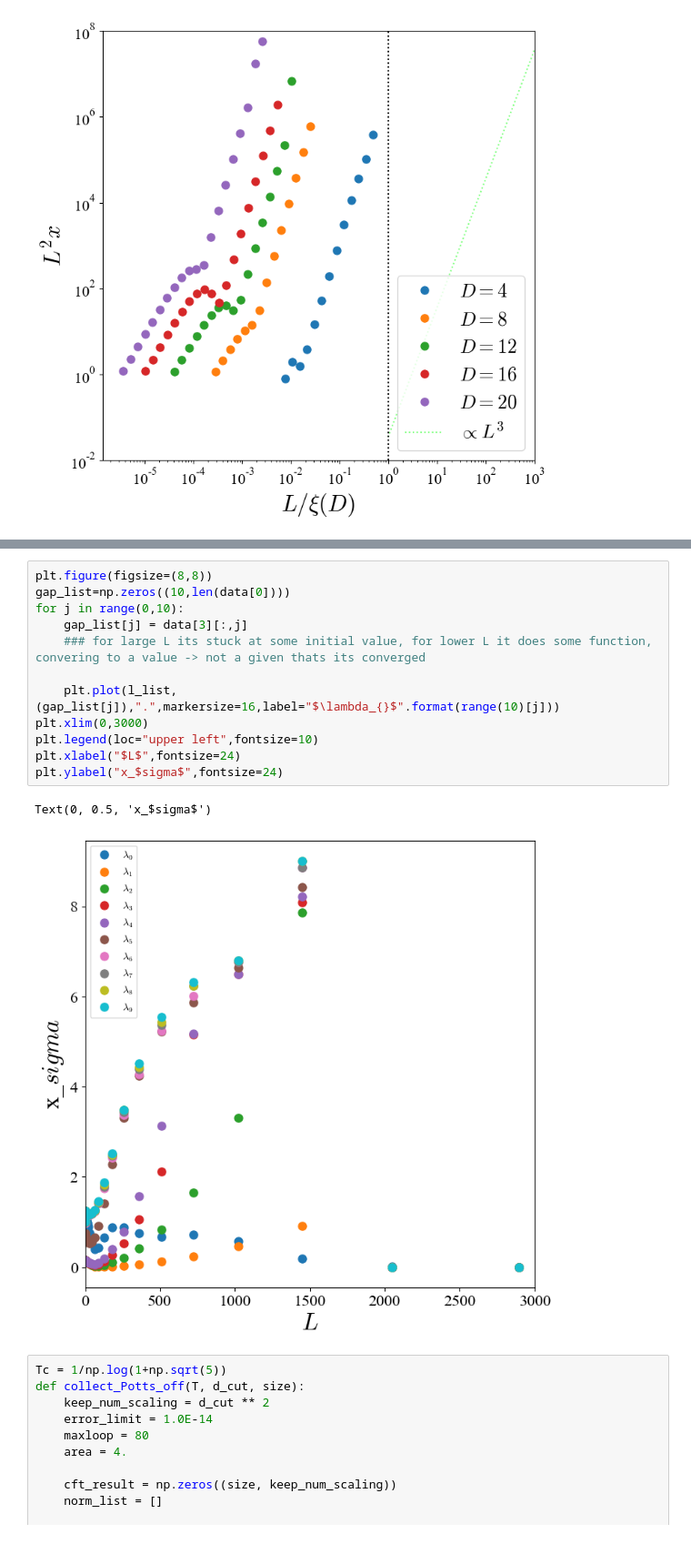
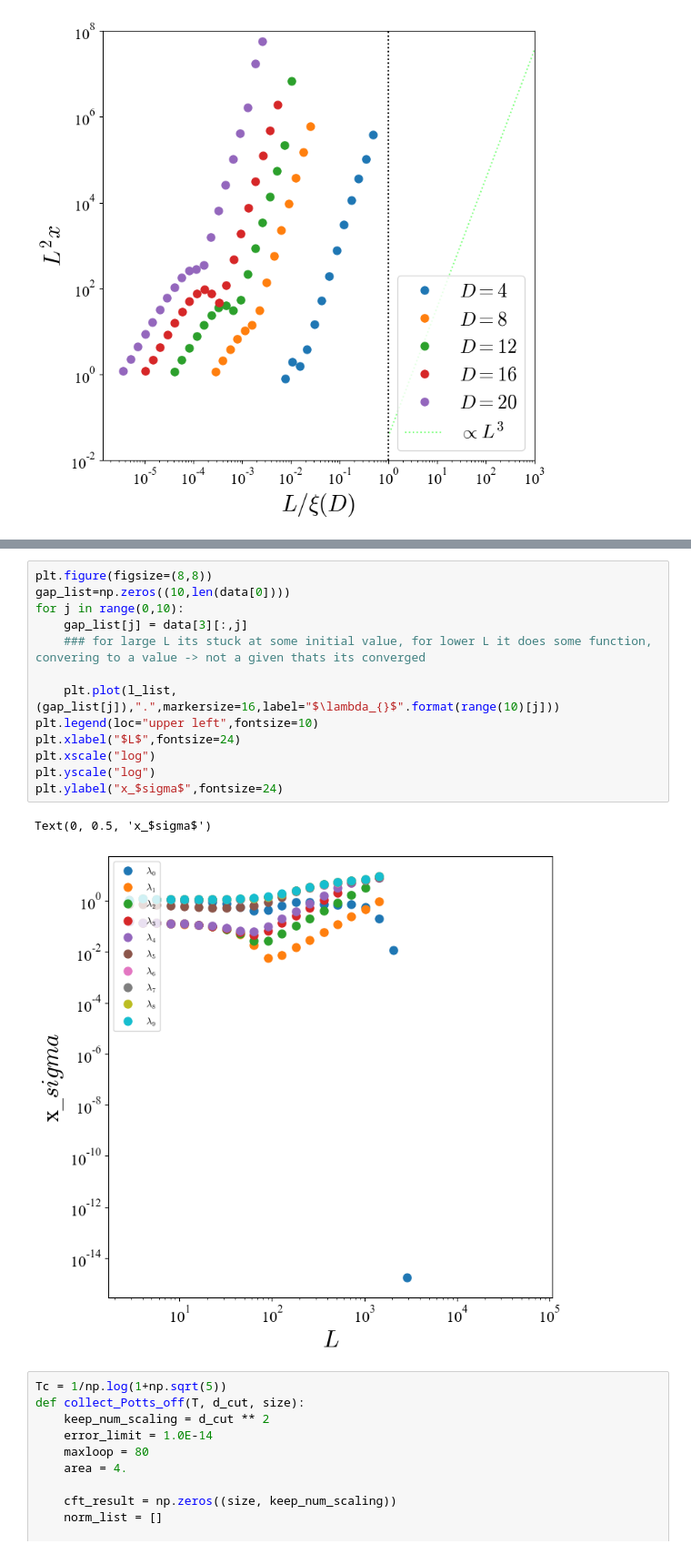
Before and after one commit to VicVanderLinden/Thesis_CCFT, a Jupyter notebook: Data_analysisQ5_Vic.ipynb, the cells around one changed output, grey strips where cells are left out. Shown: that part at 91% size. Saved outputs shown, nothing was run; the diff lists cells and outputs as text.

```diff
--- a/Data_analysisQ5_Vic.ipynb
+++ b/Data_analysisQ5_Vic.ipynb
@@ -168,18 +158,19 @@ Text(0, 0.5, '$x_\\sigma$')
 # %%
 plt.figure(figsize=(8,8))
 gap_list=np.zeros((10,len(data[0])))
 for j in range(0,10):
     gap_list[j] = data[3][:,j]
     ### for large L its stuck at some initial value, for lower L it does some function, convering to a value -> not a given thats its converged
 
     plt.plot(l_list,(gap_list[j]),".",markersize=16,label="$\lambda_{}$".format(range(10)[j]))
-plt.xlim(0,3000)
 plt.legend(loc="upper left",fontsize=10)
 plt.xlabel("$L$",fontsize=24)
+plt.xscale("log")
+plt.yscale("log")
 plt.ylabel("x_$sigma$",fontsize=24)
 # %% [output]
 Text(0, 0.5, 'x_$sigma$')
-[figure, old version]
+[figure, new version]
 # %%
 Tc = 1/np.log(1+np.sqrt(5))
 def collect_Potts_off(T, d_cut, size):
```
Also changed, not shown: parts of 2 cells of this notebook, 1 other file.
